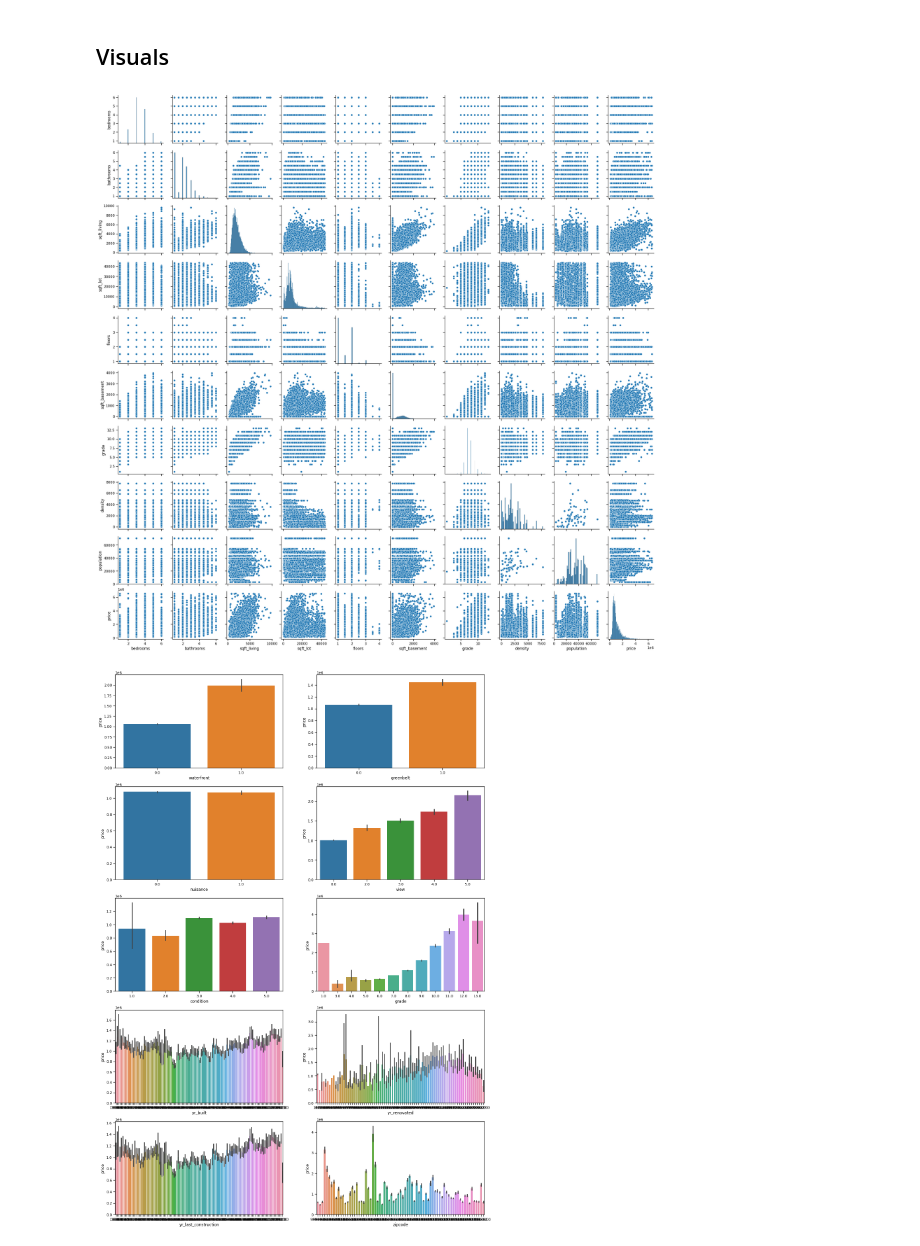
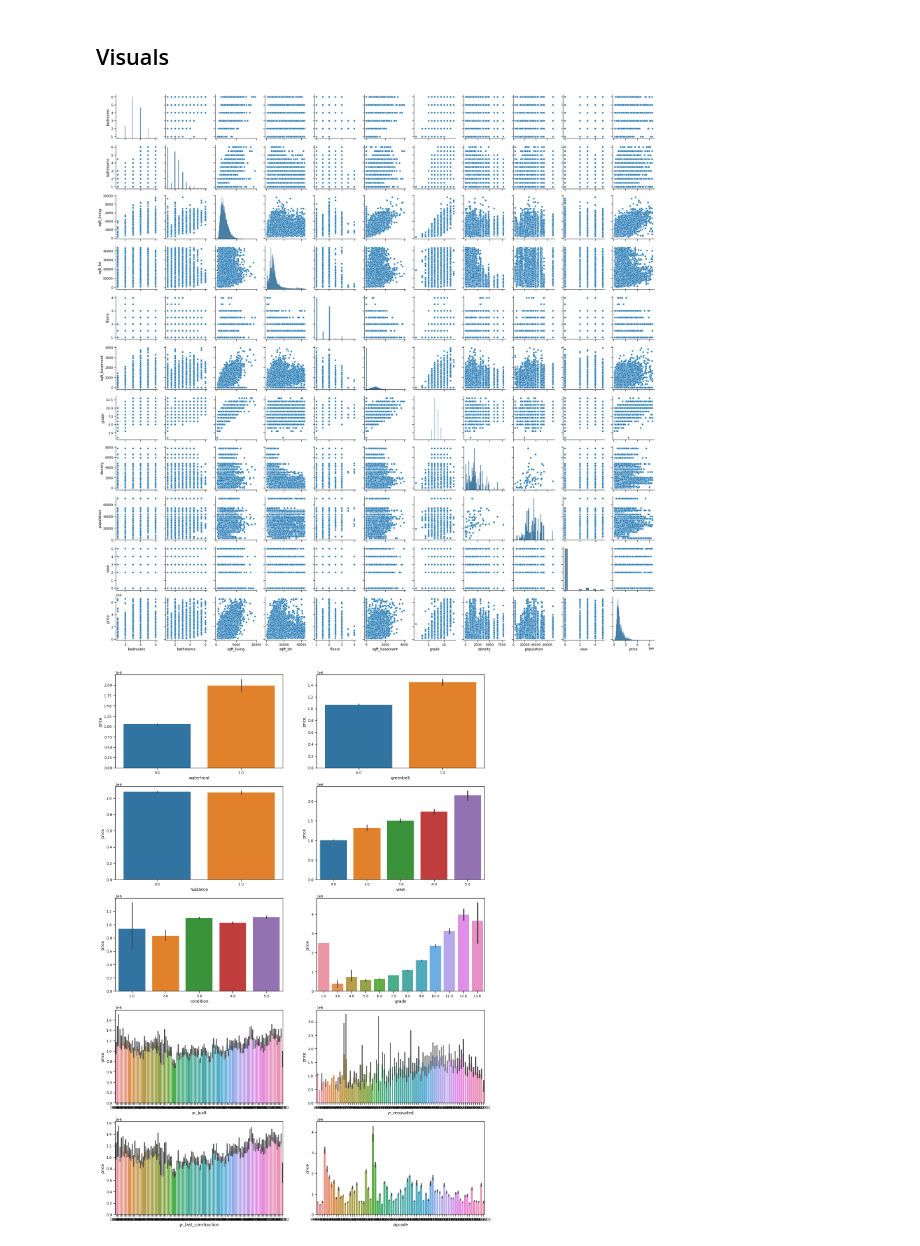
Before and after one commit to rlodetti/Housing_Project, a Jupyter notebook: EDA.ipynb, the cells around one changed output. Cells and saved outputs as stored; diff of their text form; code cells hidden in the pictures.

```diff
--- a/EDA.ipynb
+++ b/EDA.ipynb
@@ -11,12 +29,12 @@ df = pd.read_csv('data/data_clean3.csv')
 # %%
 # Visualizing numerical data with a pairplot
 nums = [
     'bedrooms', 'bathrooms', 'sqft_living', 'sqft_lot', 'floors',
-    'sqft_basement', 'grade', 'density','population', 'price'
+    'sqft_basement', 'grade', 'density','population','view', 'price'
 ]
 sns.pairplot(data=df[nums]);
 # %% [output]
-[figure, old version]
+[figure, new version]
 # %%
 # Visualizing categorical data with barcharts
 cats = [
```
Also changed, not shown: parts of 6 cells of this notebook, 1 other file.
